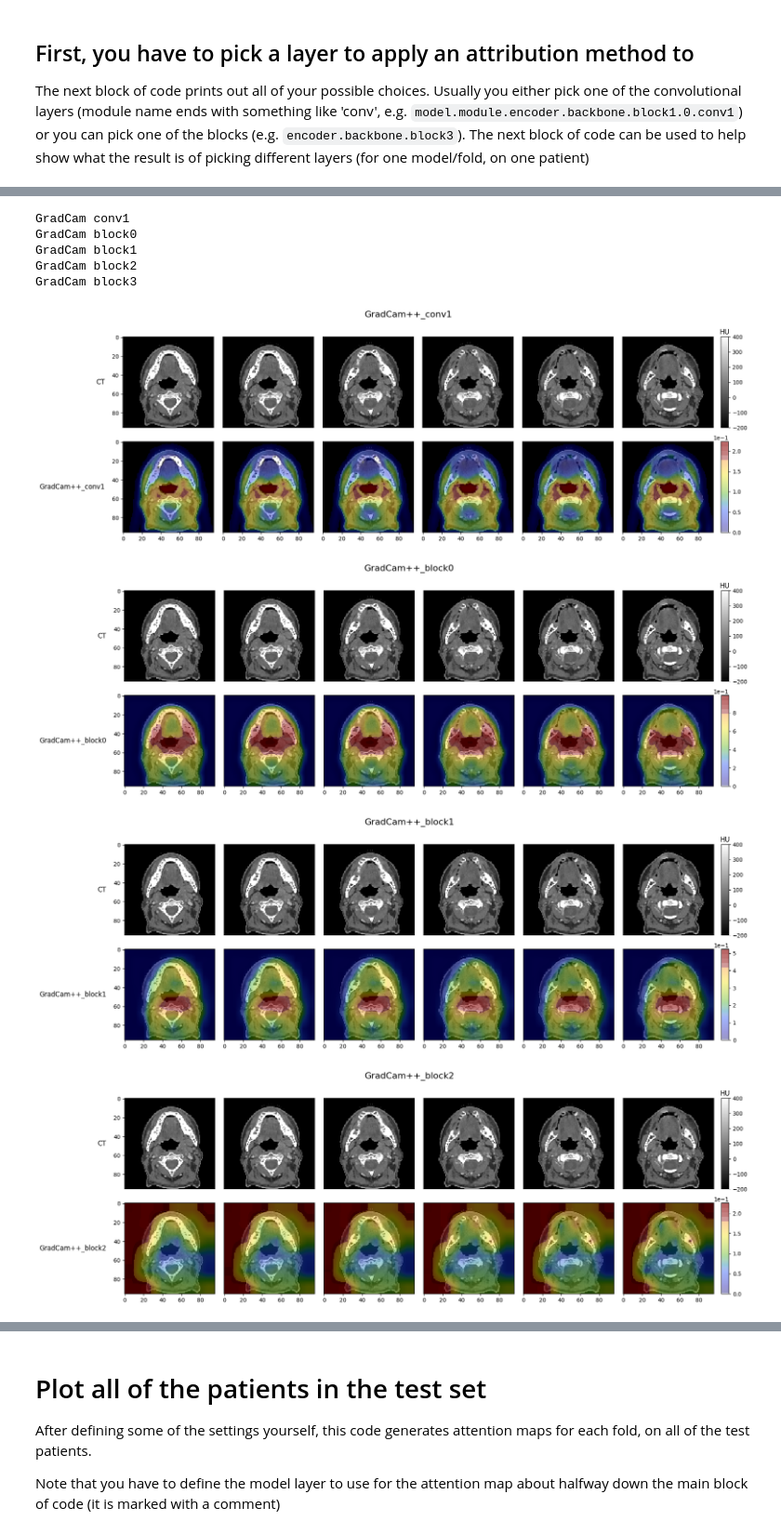
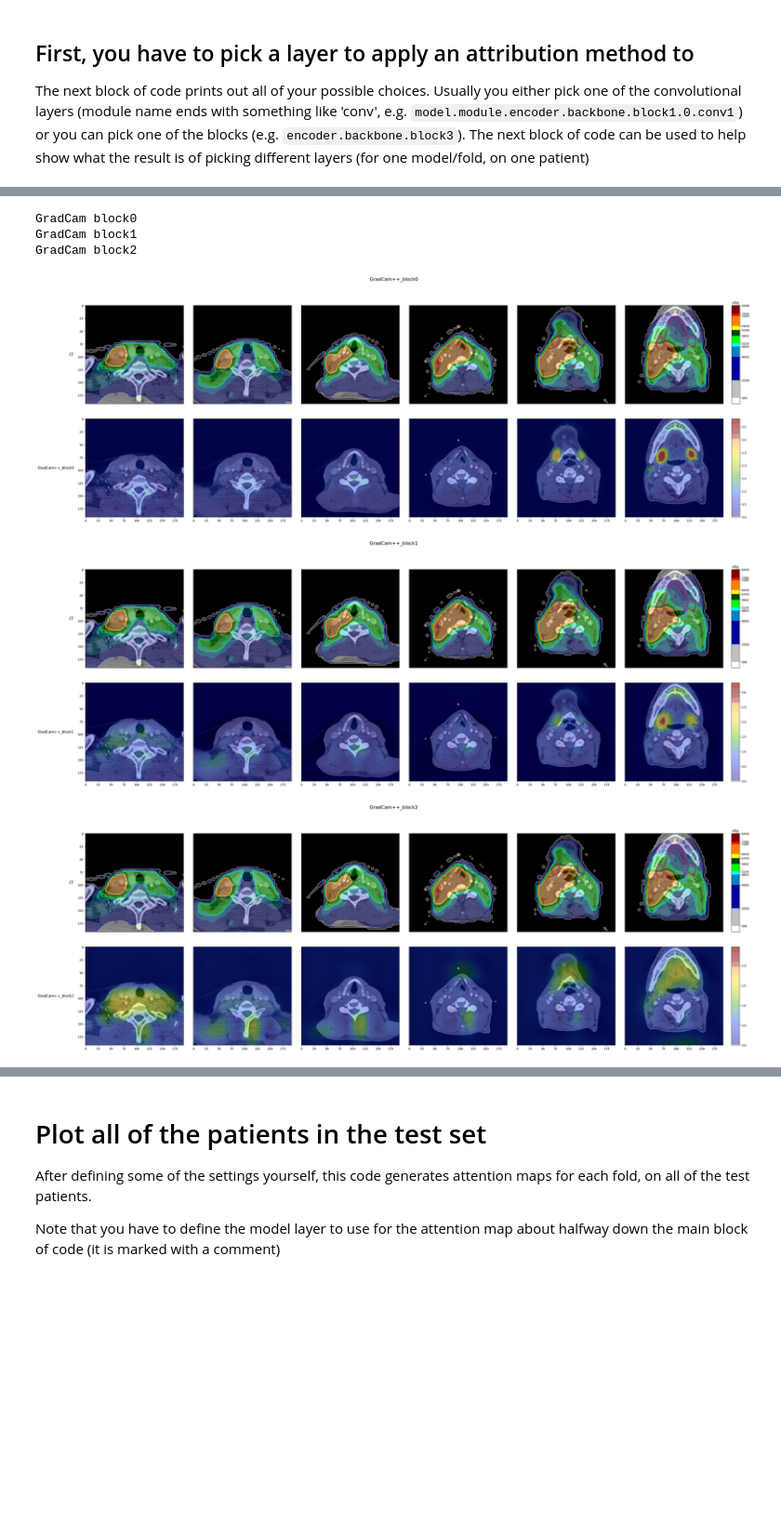
Before and after one commit to DLinRadiotherapyUMCG/PR3DICTR, a Jupyter notebook: attention_maps.ipynb, the cells around one changed output, grey strips where cells are left out. Shown at 93% size. Cells and saved outputs as stored; diff of their text form; code cells hidden in the pictures; blank space fills up the shorter version.

```diff
--- a/attention_maps.ipynb
+++ b/attention_maps.ipynb
@@ -45,6 +52,8 @@ from src.visualization.attribution.GradCamPlusPlus import GradCamPlusPlus
 # %%
 # define the directory of the experiment trial
-trial_dir = r"C:\Users\S.P.M. de Vette\OneDrive - UMCG\Desktop\pred_RT_results\Xerostomia_M06\ResNet10"
+trial_dir = r"C:\Users\S.P.M. de Vette\OneDrive - UMCG\Desktop\PRIMA taste\results\Attentionmaps\Trial_79"
+#trial_dir = r"C:\Users\S.P.M. de Vette\OneDrive - UMCG\Desktop\PRIMA taste\results\daniel_transrp_newcrop\Trial_1"
+
 Kfold_folder = r"KFold1"
 Kfold_folder_dir = os.path.join(trial_dir, Kfold_folder)
 filename_model_weights = "DlModel_Weights.pth"
@@ -152,18 +170,16 @@ attribute_to_layer_input = False
 relu_attributions = False
 interpolation_method = 'trilinear' # method to interpolate the attribution map back to the input image dimensions (normal GradCam uses 'trilinear', but you can also try 'nearest' or 'area')
 
-slices = [67,68,69,70,71,72]               # NOTE: define which slices you want to plot here (might differ per patient, depending on what you want to see)
+slices = [10,20,30,40,50,60] #[67,68,69,70,71,72]               # NOTE: define which slices you want to plot here (might differ per patient, depending on what you want to see)
 
 """
 Pick which layers you want to try out (and plot the attention maps for a patient)
 key : module, where key = some string, and module = the layer of the model
 """
 modules_dict = {
-        "conv1": model.module.encoder.conv1,
-        "block0": model.module.encoder.backbone.block0[0],
-        "block1": model.module.encoder.backbone.block1[0],
-        "block2": model.module.encoder.backbone.block2[0],
-        "block3": model.module.encoder.backbone.block3[0],
+        "block0": model.module.encoder.backbone.block0,
+        "block1": model.module.encoder.backbone.block1,
+        "block2": model.module.encoder.backbone.block2,
     }
 
 
@@ -173,6 +189,8 @@ modules_dict = {
 
 
 attr_maps = []  # a list to store the attention maps for each layer in (they each get plotted later)
+idx = 0
+
 
 for data in tqdm(test_loader):
     data
@@ -188,6 +206,11 @@ for data in tqdm(test_loader):
     # let's try to find a patient that has a toxicity, just for a more interesting example
     if label_list.item() == 0:
         continue
+    else:
+        idx += 1
+        if idx <= 5:      # number = patient number
+            continue
+        idx += 1
 
 
     for name, model_layer in modules_dict.items():
@@ -214,37 +237,37 @@ for data in tqdm(test_loader):
 from src.visualization.plot_slices import plot_slices
 import matplotlib.pyplot as plt
 
 CT = inputs[0][0].squeeze().cpu().detach().numpy() * 600 - 200  # NOTE: un-normalize the CT image (head and neck dataset)
-
+RTDOSE = inputs[0][1].squeeze().cpu().detach().numpy()
+RTSTRUCT = inputs[0][2].squeeze().cpu().detach().numpy()
 plotting_dicts = []
 
 plot_CT_dict = {
     "Label": "CT",
     "CT": CT,
+    "RTDOSE"  : RTDOSE,
+    "RTSTRUCT" : RTSTRUCT,
 }
 
 plotting_dicts.append(plot_CT_dict)
 
 for attr_dict in attr_maps:
     method_dict = {
         "Label": attr_dict['method'],
         'CT': CT,
         "Attention" : attr_dict['attention']
     }
     plotting_dicts.append(method_dict)
 
     #slices = [71,72,73,74,75,76,77]
     fig, axes = plot_slices(row_dicts=[plot_CT_dict] + [method_dict], slice_indexes=slices, title=attr_dict['method'])
     plt.show()
 # %% [output]
 The autoreload extension is already loaded. To reload it, use:
   %reload_ext autoreload
-GradCam conv1
 GradCam block0
 GradCam block1
 GradCam block2
-GradCam block3
-[figure, old version]
+[figure, new version]
-[figure, old version]
+[figure, new version]
-[figure, old version]
+[figure, new version]
-[figure, removed]
```
Also changed, not shown: parts of 11 cells of this notebook, 35 other files.
